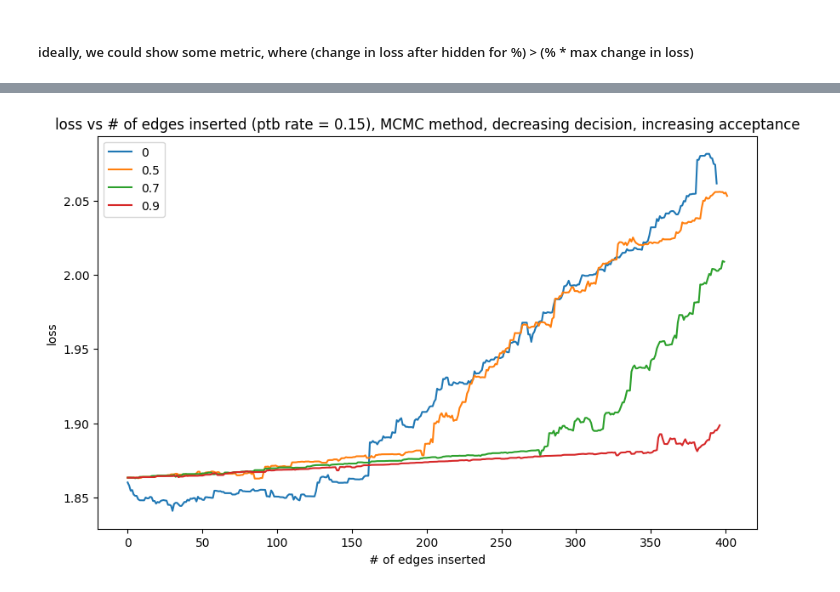
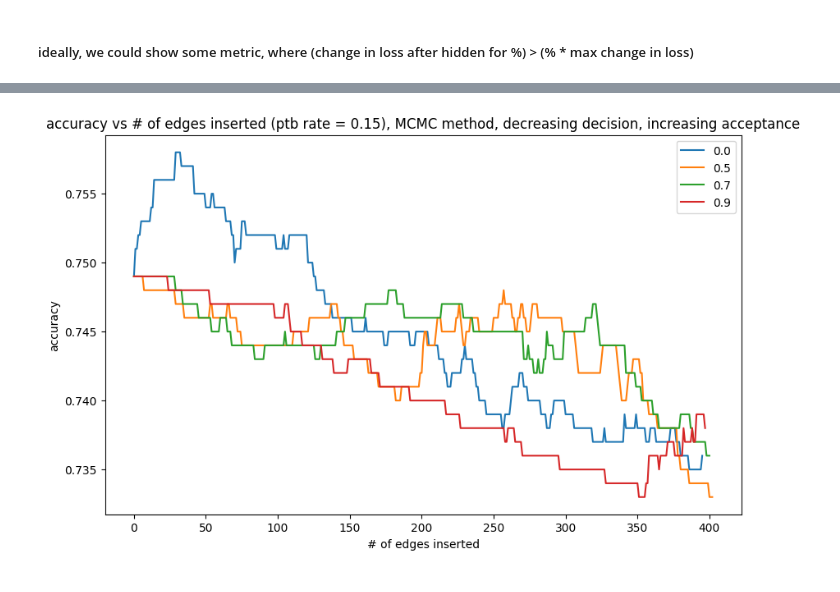
Before and after one commit to wrcorcoran/2-phase-attack, a Jupyter notebook: experiments/2-phase/metattack_loss_mcmc.ipynb, the cells around one changed output, grey strips where cells are left out. Cells and saved outputs as stored; diff of their text form; code cells hidden in the pictures.

```diff
--- a/experiments/2-phase/metattack_loss_mcmc.ipynb
+++ b/experiments/2-phase/metattack_loss_mcmc.ipynb
@@ -32,4 +14,4 @@ model = GCN(data.x.shape[1], cora_dataset.num_classes, [16]).to(device)
 # %%
-model.reset_parameters()
-train = Trainable(model)
-train.fit(data, 200)
+# model.reset_parameters()
+# train = Trainable(model)
+# train.fit(data, 200)
@@ -167,5 +44,2 @@ import networkx as nx
 # %%
-G = to_networkx(data, to_undirected=True)
-initial_edge_count = G.number_of_edges() // 2
-ptb_rate = 0.15
-budget = int(ptb_rate * initial_edge_count)
+G, initial_edge_count, ptb_rate, budget = initialize(data, _ptb_rate=0.15)
@@ -637,6 +252,5 @@ plt.show()
 # %%
-splits = [0, 0.5, 0.7, 0.9]
-# splits = [0.5, 0.7, 0.9]
-split_dic_decreasing_gradual = defaultdict(list)
+split_dic_decreasing_gradual_acc = defaultdict(list)
+split_dic_decreasing_gradual_loss = defaultdict(list)
 # %%
 for s in splits:
@@ -709,15 +310,4 @@ removi
 # %%
-plt.figure(figsize=(10, 6))
-
-# Iterate over the dictionary and plot each list
-for label, values in split_dic_decreasing_gradual.items():
-    plt.plot(values, label=str(label))
-
-plt.xlabel('# of edges inserted')
-plt.ylabel('loss')
-plt.title('loss vs # of edges inserted (ptb rate = 0.15), MCMC method, decreasing decision, increasing acceptance')
-plt.legend()
-
-plt.show()
+plot_results(split_dic_decreasing_gradual_acc, ptb_rate, "MCMC", "decreasing", "increasing", "accuracy")
 # %% [output]
-[figure, old version]
+[figure, new version]
```
Also changed, not shown: parts of 33 cells of this notebook, 2 other files.
